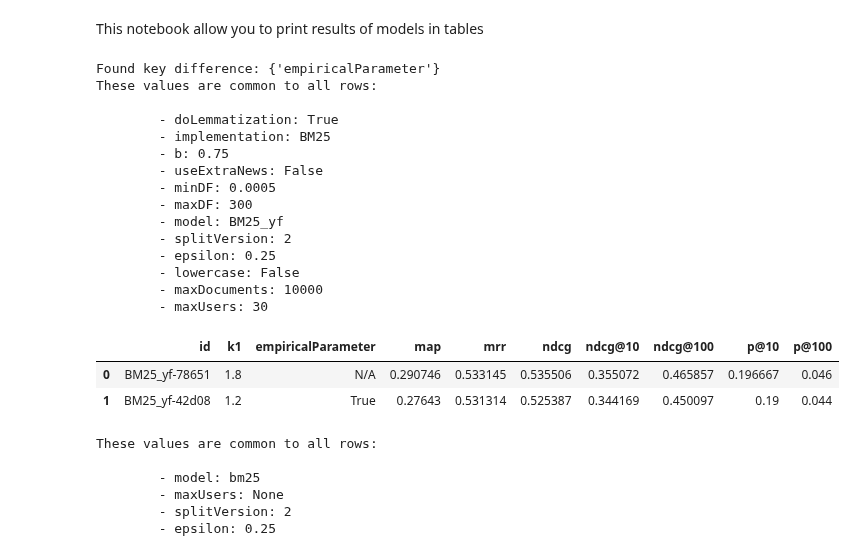
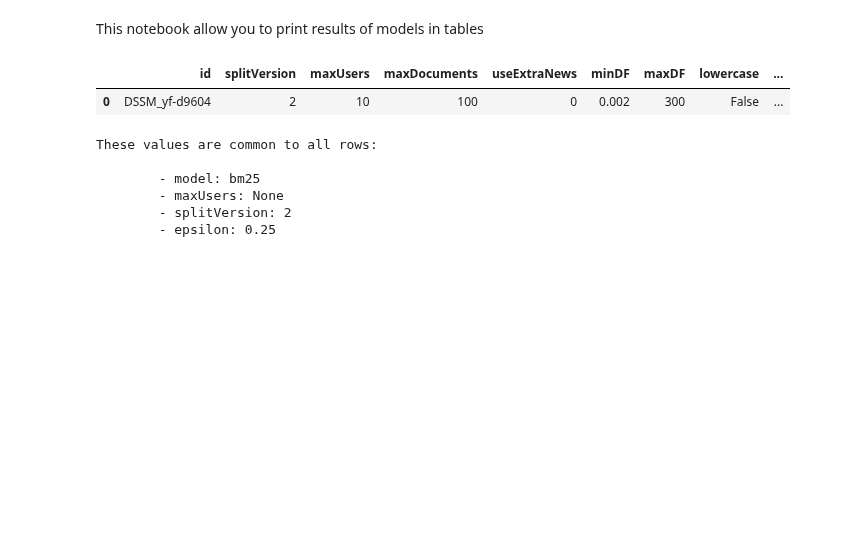
Before and after one commit to arthur-gallois/Twinews-adapted, a Jupyter notebook: twinews/evaluation/yfreport.ipynb, the cells around one changed output. Drawn from its saved outputs; the diff is of its cells as text; code cells hidden in the pictures; blank space fills up the shorter version.

Commit message:
dssm

```diff
--- a/twinews/evaluation/yfreport.ipynb
+++ b/twinews/evaluation/yfreport.ipynb
@@ -13,35 +13,19 @@ from twinews.evaluation.utils import *
 # %%
 df = printReport\
 (
-    model='BM25_yf',
+    model='DSSM_yf',
     splitVersion=2,
     noSubsampling=False,
     metaFilter=\
     {
         # "implementation": "gensim-lda",
     },
     metricsFilter=None, # {'ndcg', 'ndcg@10'},
     sortBy='ndcg',
 )
 # %% [output]
-Found key difference: {'empiricalParameter'}
-These values are common to all rows:
-
-        - doLemmatization: True
-        - implementation: BM25
-        - b: 0.75
-        - useExtraNews: False
-        - minDF: 0.0005
-        - maxDF: 300
-        - model: BM25_yf
-        - splitVersion: 2
-        - epsilon: 0.25
-        - lowercase: False
-        - maxDocuments: 10000
-        - maxUsers: 30
-|  | id | k1 | empiricalParameter | map | mrr | ndcg | ndcg@10 | ndcg@100 | p@10 | p@100 |
-| 0 | BM25_yf-78651 | 1.8 | N/A | 0.290746 | 0.533145 | 0.535506 | 0.355072 | 0.465857 | 0.196667 | 0.046 |
-| 1 | BM25_yf-42d08 | 1.2 | True | 0.27643 | 0.531314 | 0.525387 | 0.344169 | 0.450097 | 0.19 | 0.044 |
+|  | id | splitVersion | maxUsers | maxDocuments | useExtraNews | minDF | maxDF | lowercase | ... |
+| 0 | DSSM_yf-d9604 | 2 | 10 | 100 | 0 | 0.002 | 300 | False | ... |
 # %%
 df = printReport\
 (
```
Also changed, not shown: 9 other files.
